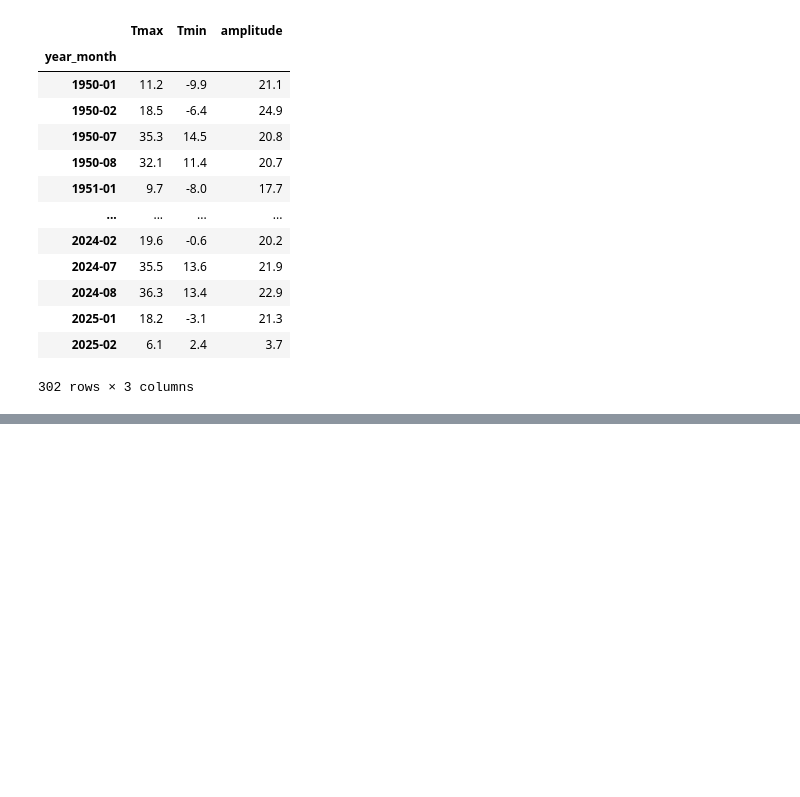
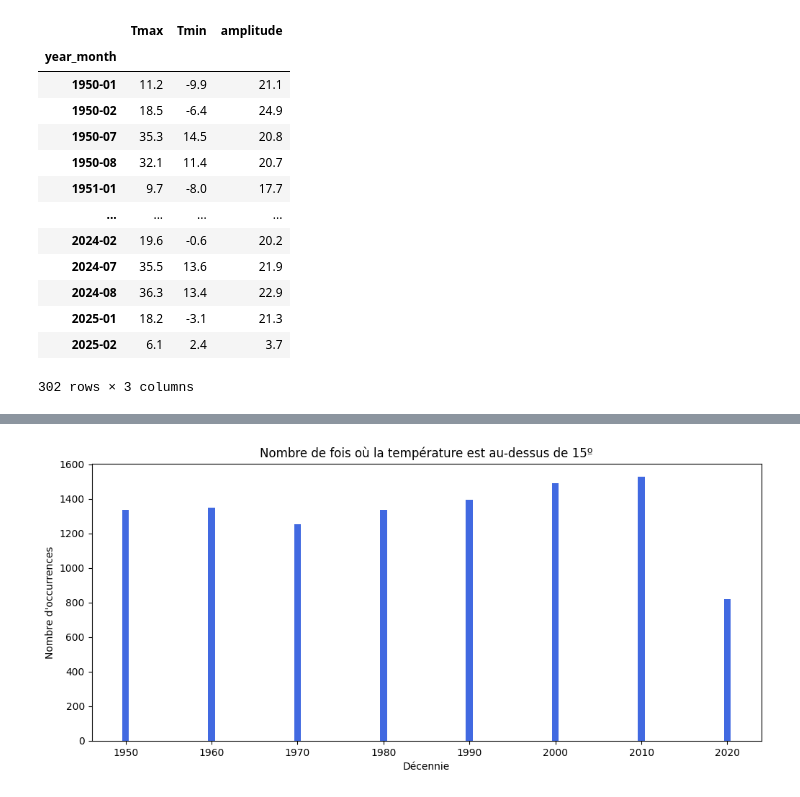
Before and after one commit to canopee-europe/data_analysis, a Jupyter notebook: weather/notebooks/grenoble.ipynb, the cells around one changed output, grey strips where cells are left out. Cells and saved outputs as stored; diff of their text form; code cells hidden in the pictures; blank space fills up the shorter version.

```diff
--- a/weather/notebooks/grenoble.ipynb
+++ b/weather/notebooks/grenoble.ipynb
@@ -225,0 +273,5 @@ monthly_temp
+# %%
+df_above_15_by_decade = df_above_15_by_year.copy()
+df_above_15_by_decade['decade'] = (df_above_15_by_decade['year'] // 10) * 10
+df_above_15_by_decade = df_above_15_by_decade.groupby(df_above_15_by_decade['decade'])['nb_occurrences_above_15'].sum().reset_index()
+df_above_15_by_decade
@@ -225,0 +288,9 @@ monthly_temp
+# %%
+plt.figure(figsize=(12,5))
+plt.bar(df_above_15_by_decade['decade'], df_above_15_by_decade['nb_occurrences_above_15'], color='royalblue')
+plt.xlabel('Décennie')
+plt.ylabel("Nombre d'occurrences")
+plt.title('Nombre de fois où la température est au-dessus de 15º')
+plt.show()
+# %% [output]
+[figure, added]
```
Also changed, not shown: parts of 11 cells of this notebook, 9 other files.
